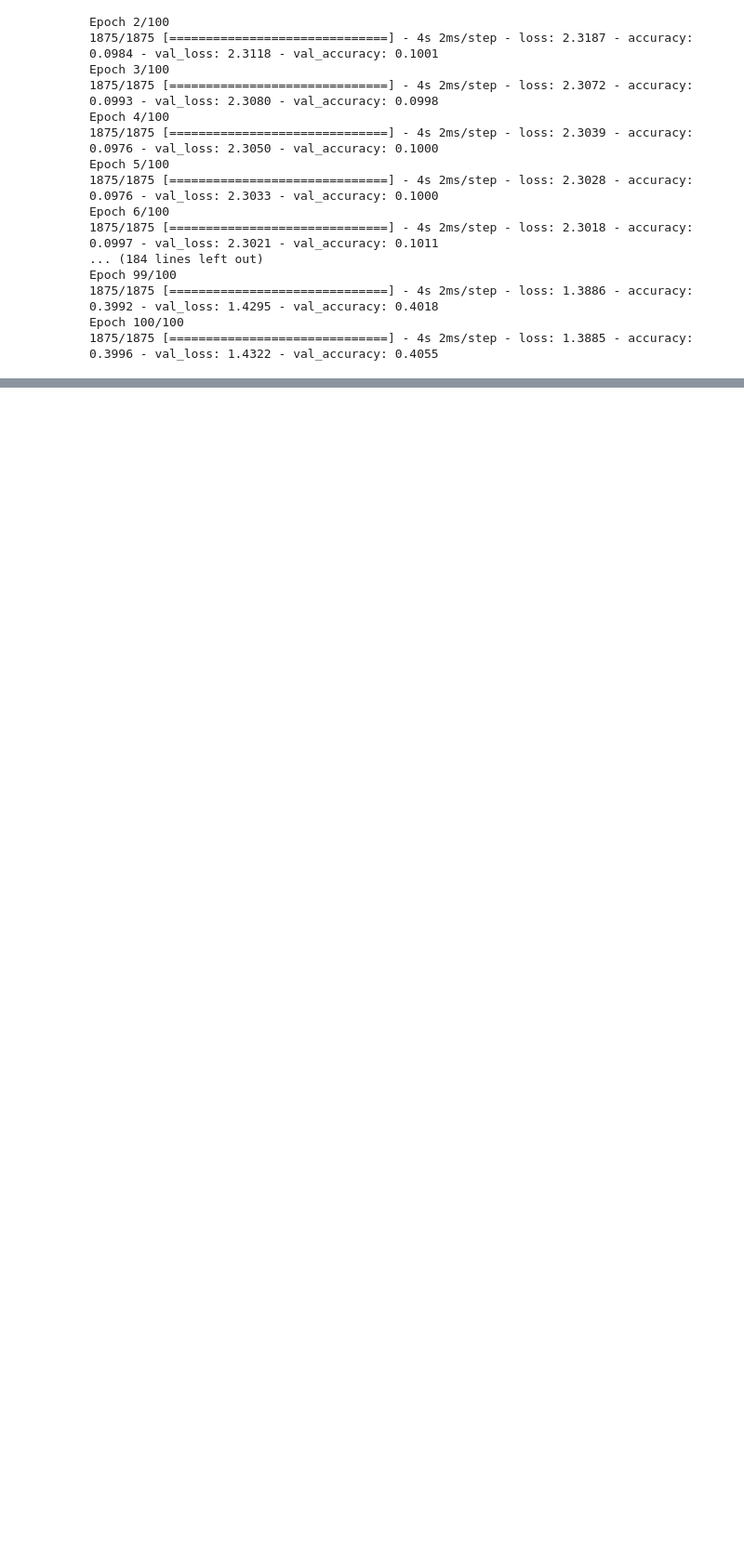
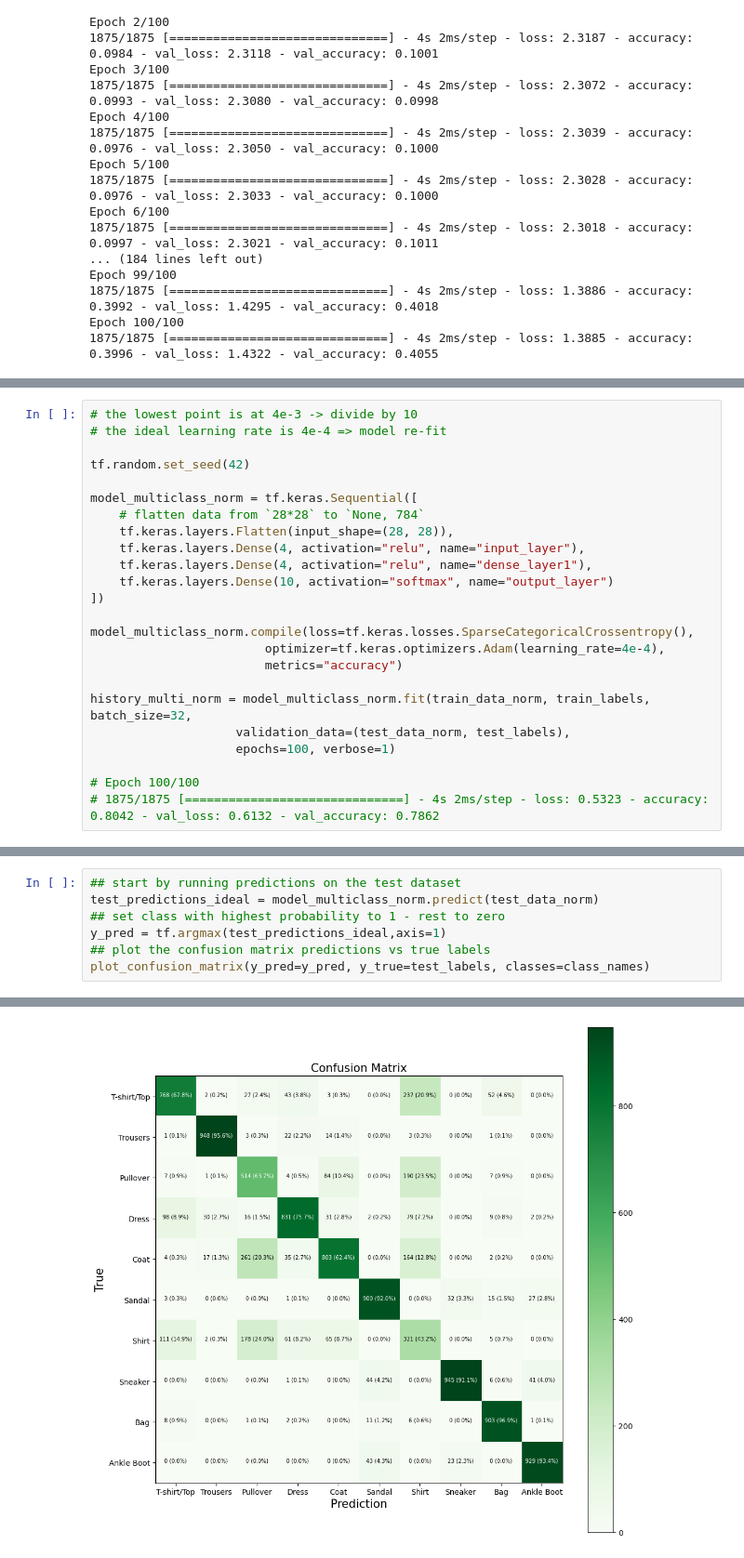
Before and after one commit to mpolinowski/tf-2023, a Jupyter notebook: 02_Tensorflow_Classifications/02_Tensorflow_Classifications.ipynb, the cells around one changed output, grey strips where cells are left out. Shown at 93% size. Cells and saved outputs as stored; diff of their text form; blank space fills up the shorter version.

```diff
--- a/02_Tensorflow_Classifications/02_Tensorflow_Classifications.ipynb
+++ b/02_Tensorflow_Classifications/02_Tensorflow_Classifications.ipynb
@@ -1148,0 +1350,24 @@ Epoch 100/100
+# %%
+# the lowest point is at 4e-3 -> divide by 10
+# the ideal learning rate is 4e-4 => model re-fit
+
+tf.random.set_seed(42)
+
+model_multiclass_norm = tf.keras.Sequential([
+    # flatten data from `28*28` to `None, 784`
+    tf.keras.layers.Flatten(input_shape=(28, 28)),
+    tf.keras.layers.Dense(4, activation="relu", name="input_layer"),
+    tf.keras.layers.Dense(4, activation="relu", name="dense_layer1"),
+    tf.keras.layers.Dense(10, activation="softmax", name="output_layer")
+])
+
+model_multiclass_norm.compile(loss=tf.keras.losses.SparseCategoricalCrossentropy(),
+                        optimizer=tf.keras.optimizers.Adam(learning_rate=4e-4),
+                        metrics="accuracy")
+
+history_multi_norm = model_multiclass_norm.fit(train_data_norm, train_labels, batch_size=32,
+                    validation_data=(test_data_norm, test_labels),
+                    epochs=100, verbose=1)
+
+# Epoch 100/100
+# 1875/1875 [==============================] - 4s 2ms/step - loss: 0.5323 - accuracy: 0.8042 - val_loss: 0.6132 - val_accuracy: 0.7862
@@ -1148,0 +1451,8 @@ Epoch 100/100
+# %%
+## start by running predictions on the test dataset
+test_predictions_ideal = model_multiclass_norm.predict(test_data_norm)
+## set class with highest probability to 1 - rest to zero
+y_pred = tf.argmax(test_predictions_ideal,axis=1)
+## plot the confusion matrix predictions vs true labels
+plot_confusion_matrix(y_pred=y_pred, y_true=test_labels, classes=class_names)
+# %% [output]
@@ -1148,0 +1460 @@ Epoch 100/100
+[figure, added]
```
Also changed, not shown: parts of 31 cells of this notebook, 7 other files.
